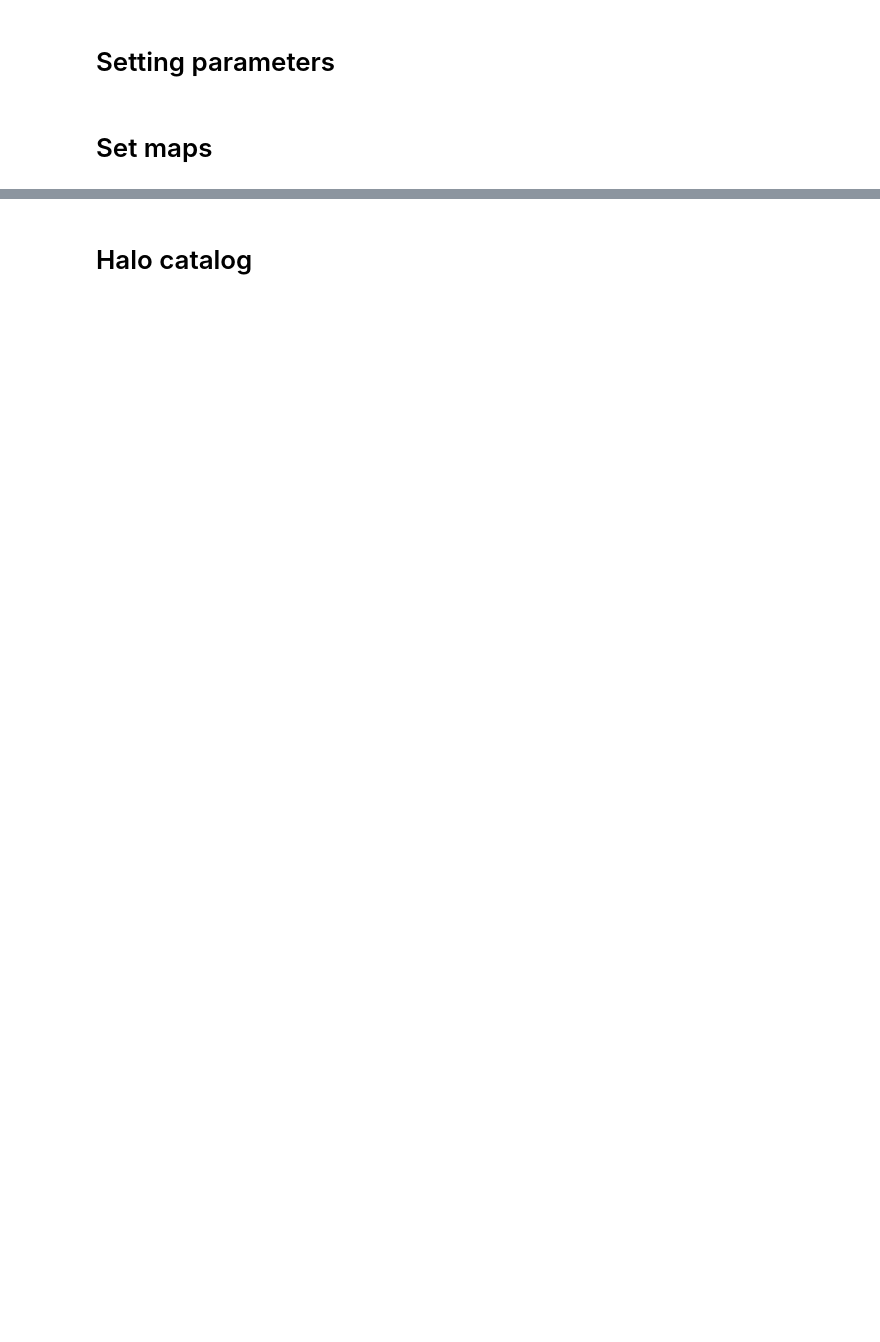
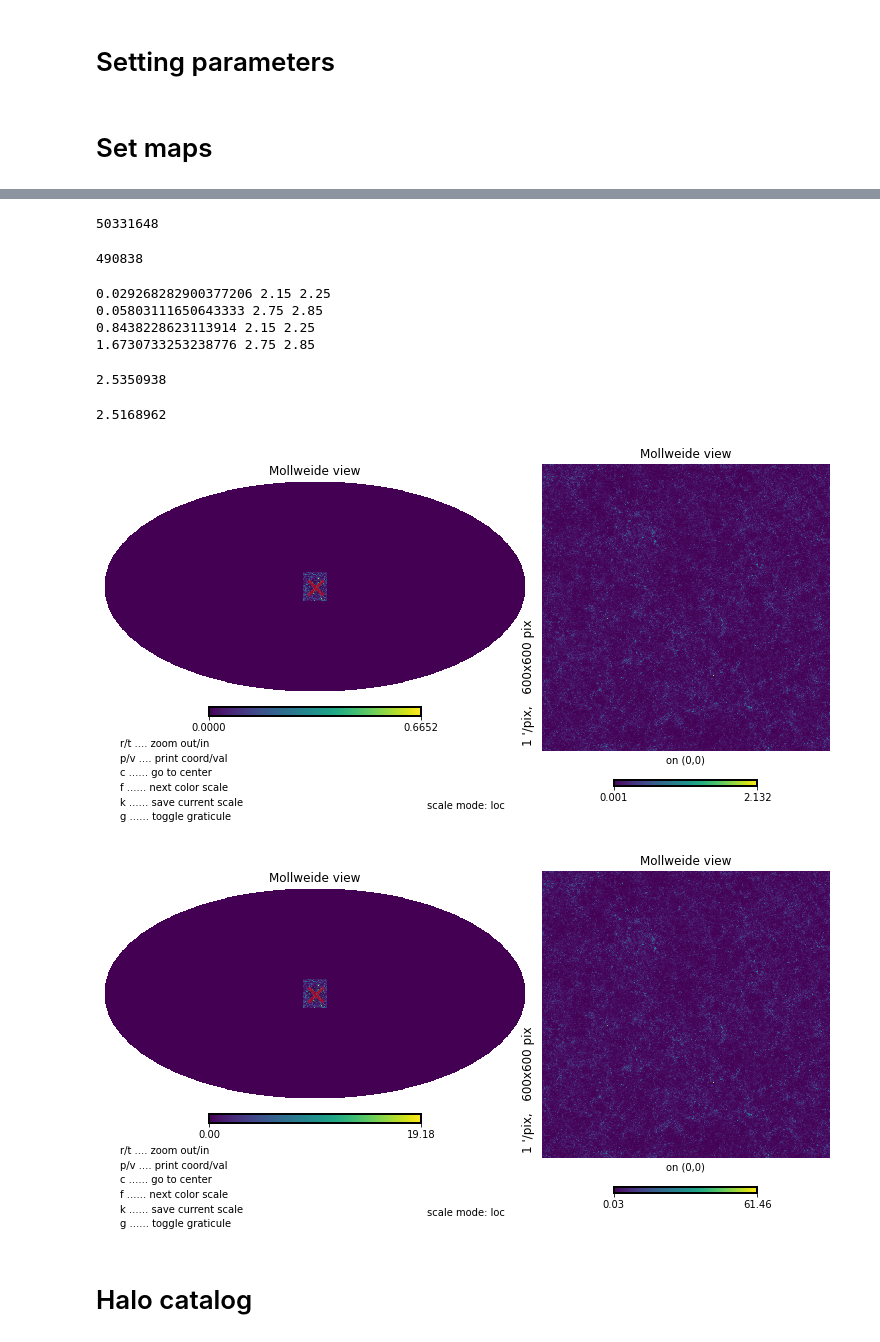
Before and after one commit to kokron/skyLine, a Jupyter notebook: notebooks/Generate_maps_CBR.ipynb, the cells around one changed output, grey strips where cells are left out. Saved outputs shown, nothing was run; the diff lists cells and outputs as text; code cells hidden in the pictures; blank space fills up the shorter version.

Commit message:
2peak version

```diff
--- a/notebooks/Generate_maps_CBR.ipynb
+++ b/notebooks/Generate_maps_CBR.ipynb
@@ -192,2 +161,7 @@ map_high = CO_high.obs_2d_map
+# %%
+dmf = [1,0.01]
+# %%
+zmin_obs = [2.15,2.75]
+zmax_obs = [2.25,2.85]
 # %%
 import healpy as hp
@@ -217,3 +168,54 @@ setting the output map dtype to [dtype('float64')]
+# %%
+nu_CO = 115.271*u.GHz
+# %%
+len((hp_map!=0)==True)
+# %% [output]
+50331648
+# %%
+len(pix_within)
+# %% [output]
+490838
+# %%
+count = 0
+for d in dmf:
+    mm = []
+    for iz in range(2):
+        standard = {'CO': {'model_name': 'CO_Li16',
+      'model_pars': {'alpha': 1.37, 'beta': -1.74, 'delta_mf': d, 'sigma_L': 0.3}}}
+        CO.update(seed=0,do_angular=True,do_inner_cut=False,angular_map=True,
+                 models=standard,average_angular_proj=False,
+                 nuObs_max=nu_CO/(1+zmin_obs[iz]), nuObs_min=nu_CO/(1+zmax_obs[iz]))
+        mm.append(CO.obs_2d_map)
+        print(np.mean(CO.obs_2d_map[pix_within]),zmin_obs[iz],zmax_obs[iz])
+    aa = np.zeros(len(mm[0]))
+    for i in range(len(mm)):
+        aa += mm[i]
+    #print(np.mean())
+    hp.write_map("../../maps/2peak_map_nonaveraged_noiseless_boost"+str(count)+".fits", aa, overwrite=True,dtype='float32')
+    count += 1
+# %% [output]
+0.029268282900377206 2.15 2.25
+0.05803111650643333 2.75 2.85
+0.8438228623113914 2.15 2.25
+1.6730733253238776 2.75 2.85
+# %%
+np.mean(aa[np.where(aa!=0)[0]])
+# %% [output]
+2.5350938
+# %%
+np.mean(aa[pix_within])
+# %% [output]
+2.5168962
+# %%
+count = 0
+for d in dmf:
+    aa = hp.read_map("../../maps/2peak_map_nonaveraged_noiseless_boost"+str(count)+".fits")
+    hp.mollzoom(aa)
+
+    count += 1
+# %% [output]
+[figure, added]
+[figure, added]
 # %% [markdown]
 # Halo catalog
 # %%
```
Also changed, not shown: parts of 27 cells of this notebook.
